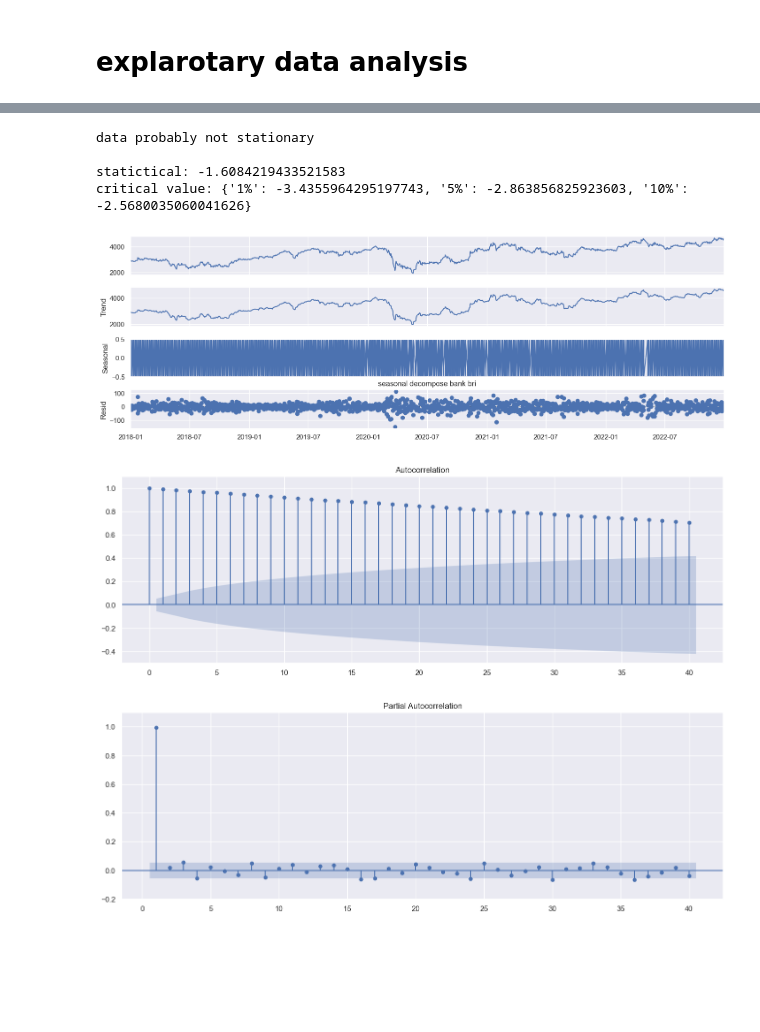
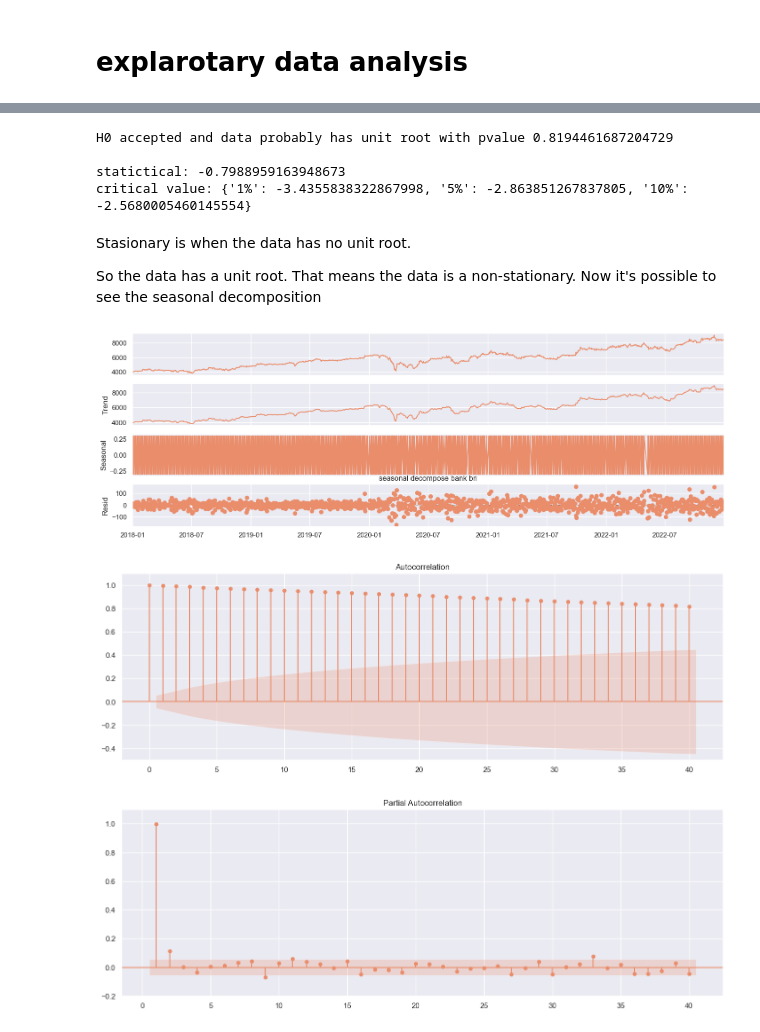
Before and after one commit to yandiher/time_series, a Jupyter notebook: bbri_time series.ipynb, the cells around one changed output, grey strips where cells are left out. Saved outputs shown, nothing was run; the diff lists cells and outputs as text; code cells hidden in the pictures; blank space fills up the shorter version.

Commit message:
modify statsmodels

```diff
--- a/bbri_time series.ipynb
+++ b/bbri_time series.ipynb
@@ -6,6 +6,8 @@ import pandas as pd
 import matplotlib.pyplot as plt
 import seaborn as sns
 sns.set()
+sns.set_palette(palette='flare')
+import statsmodels.api as sm_api
 import statsmodels as sm
 import yfinance as yf
 from datetime import datetime
@@ -15,7 +17,7 @@ from datetime import datetime
 awal = datetime(year=2018, month=1, day=1)
 akhir = datetime(year=2023, month=1, day=1)
 # %%
-stock = yf.download('BBRI.JK', start=awal, end=akhir,)
+stock = yf.download('BBCA.JK', start=awal, end=akhir,)
 stock.head()
 # %% [output]
 [*********************100%***********************]  1 of 1 completed
@@ -57,32 +72,36 @@ plt.show()
 # %%
-stat, p, lag, obs, critical, t = sm.tsa.stattools.adfuller(dataset)
+stat, p, lag, obs, critical, t = sm_api.tsa.stattools.adfuller(dataset)
 if p > 0.05:
-    print('data probably not stationary')
+    print(f'H0 accepted and data probably has unit root with pvalue {p}')
 else:
-    print('data probably stationary')
+    print(f'H0 rejected and data probably has no unit root with pvalue {p}')
 print(f"""
 statictical: {stat}
 critical value: {critical}""")
 # %% [output]
-data probably not stationary
+H0 accepted and data probably has unit root with pvalue 0.8194461687204729
 
-statictical: -1.6084219433521583
-critical value: {'1%': -3.4355964295197743, '5%': -2.863856825923603, '10%': -2.5680035060041626}
+statictical: -0.7988959163948673
+critical value: {'1%': -3.4355838322867998, '5%': -2.863851267837805, '10%': -2.5680005460145554}
+# %% [markdown]
+Stasionary is when the data has no unit root.
+
+So the data has a unit root. That means the data is a non-stationary. Now it's possible to see the seasonal decomposition
 # %%
 sm.tsa.seasonal.seasonal_decompose(dataset, model='additive', period=2).plot().set_size_inches(w=16, h=5)
 plt.title('seasonal decompose bank bri')
 plt.show()
 # %% [output]
-[figure, old version]
+[figure, new version]
 # %%
-sm.api.graphics.tsa.plot_acf(dataset, lags=40).set_size_inches(w=16, h=5)
+sm_api.graphics.tsa.plot_acf(dataset, lags=40).set_size_inches(w=16, h=5)
 plt.ylim(-0.5, 1.1)
 plt.show()
 # %% [output]
-[figure, old version]
+[figure, new version]
 # %%
-sm.api.graphics.tsa.plot_pacf(dataset, lags=40, alpha=0.05, zero=False, method=('ols')).set_size_inches(w=16, h=5)
+sm_api.graphics.tsa.plot_pacf(dataset, lags=40, alpha=0.05, zero=False, method=('ols')).set_size_inches(w=16, h=5)
 plt.ylim(-0.2, 1.1)
 plt.show()
 # %% [output]
-[figure, old version]
+[figure, new version]
```
Also changed, not shown: parts of 6 cells of this notebook.
